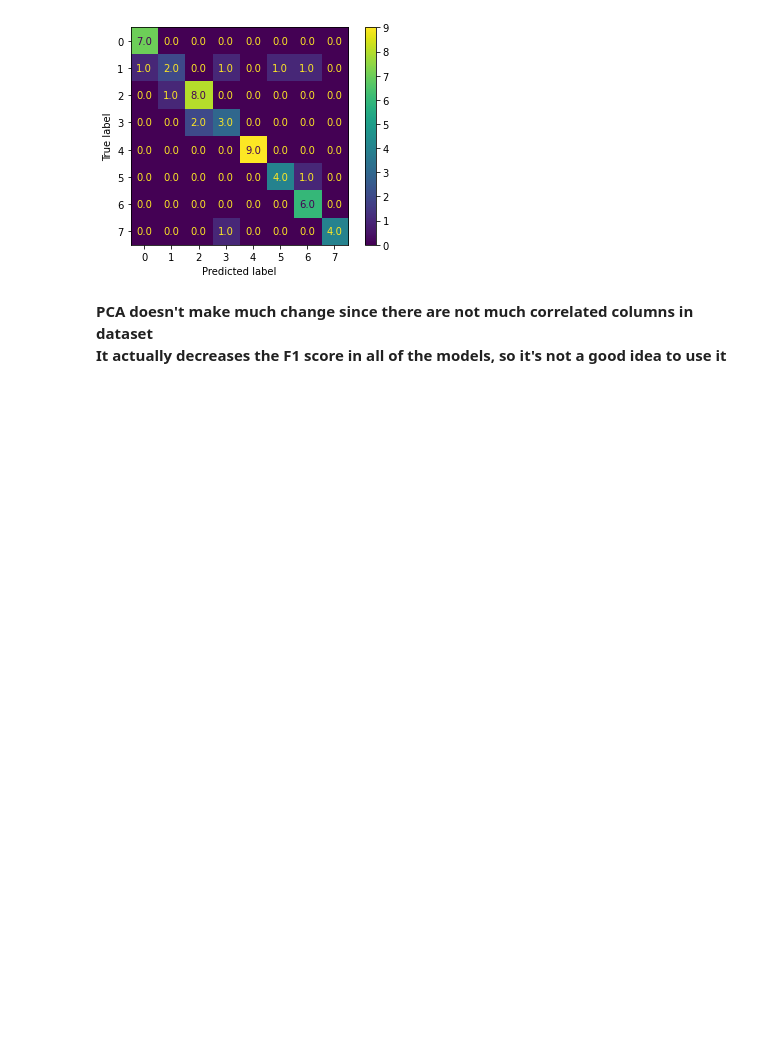
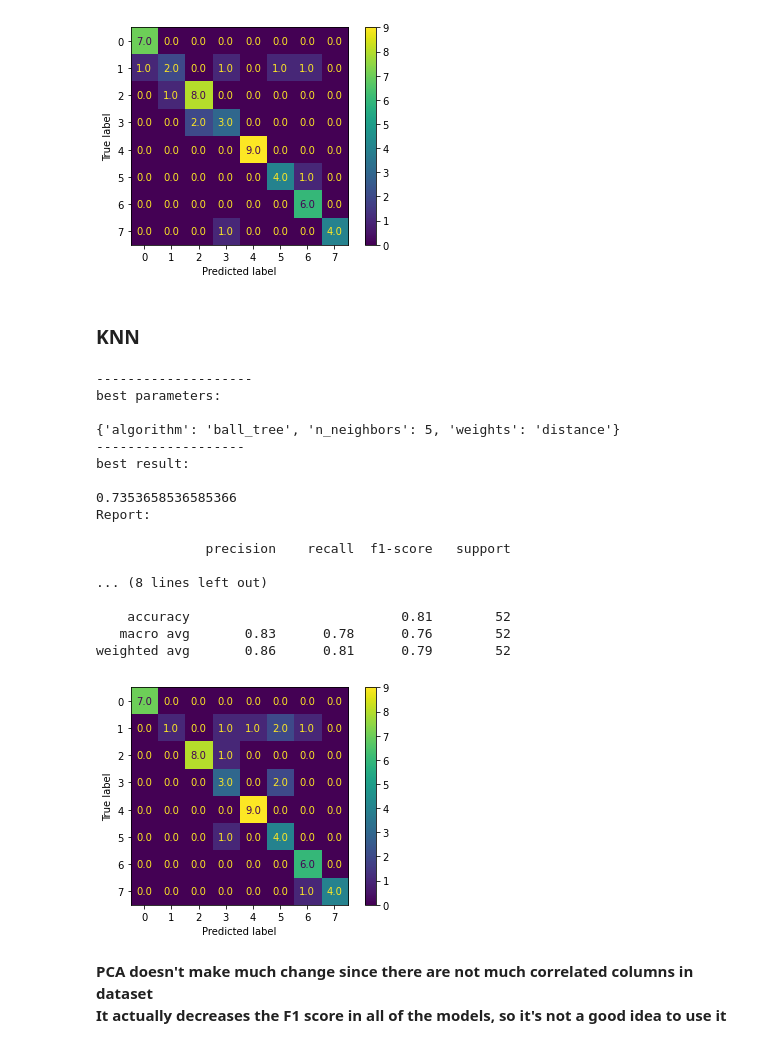
Before and after one commit to DrDoof14/Math4Ml, a Jupyter notebook: thesina.ipynb, the cells around one changed output. Cells and saved outputs as stored; diff of their text form; code cells hidden in the pictures; blank space fills up the shorter version.

```diff
--- a/thesina.ipynb
+++ b/thesina.ipynb
@@ -591,6 +631,46 @@ Report:
    macro avg       0.81      0.80      0.80        52
 weighted avg       0.82      0.83      0.81        52
 [figure]
-# %% [markdown]
-<b>PCA doesn't make much change since there are not much correlated columns in dataset<br>
-<b>It actually decreases the F1 score in all of the models, so it's not a good idea to use it</b>
+# %% [markdown]
+<h3> KNN </h3>
+# %%
+from sklearn.neighbors import KNeighborsClassifier
+model=KNeighborsClassifier()
+parameters = [{ 'n_neighbors': [5, 6,7,8,9,10],'weights': ['uniform', 'distance'],'algorithm': ['ball_tree', 'kd_tree', 'brute','auto']}]
+# best_model(model,X_train, X_test, y_train, y_test,parameters)
+clf=GridSearchCV(model,parameters)
+clf.fit(X_train, y_train)
+best_params=clf.best_params_
+best_score = clf.best_score_
+prediction=clf.predict(X_test)
+print('--------------------')
+plot_confusion_matrix(clf, X_test, y_test, values_format='.1f')
+print("best parameters:\n")
+print(best_params)
+print('-------------------')
+print("best result:\n")
+print(best_score)
+print('Report:\n')
+print(classification_report(y_test, prediction))
+# %% [output]
+--------------------
+best parameters:
+
+{'algorithm': 'ball_tree', 'n_neighbors': 5, 'weights': 'distance'}
+-------------------
+best result:
+
+0.7353658536585366
+Report:
+
+              precision    recall  f1-score   support
+
+... (8 lines left out)
+
+    accuracy                           0.81        52
+   macro avg       0.83      0.78      0.76        52
+weighted avg       0.86      0.81      0.79        52
+[figure, added]
+# %% [markdown]
+<b>PCA doesn't make much change since there are not much correlated columns in dataset<br>
+<b>It actually decreases the F1 score in all of the models, so it's not a good idea to use it</b>
```
Also changed, not shown: parts of 2 cells of this notebook.
